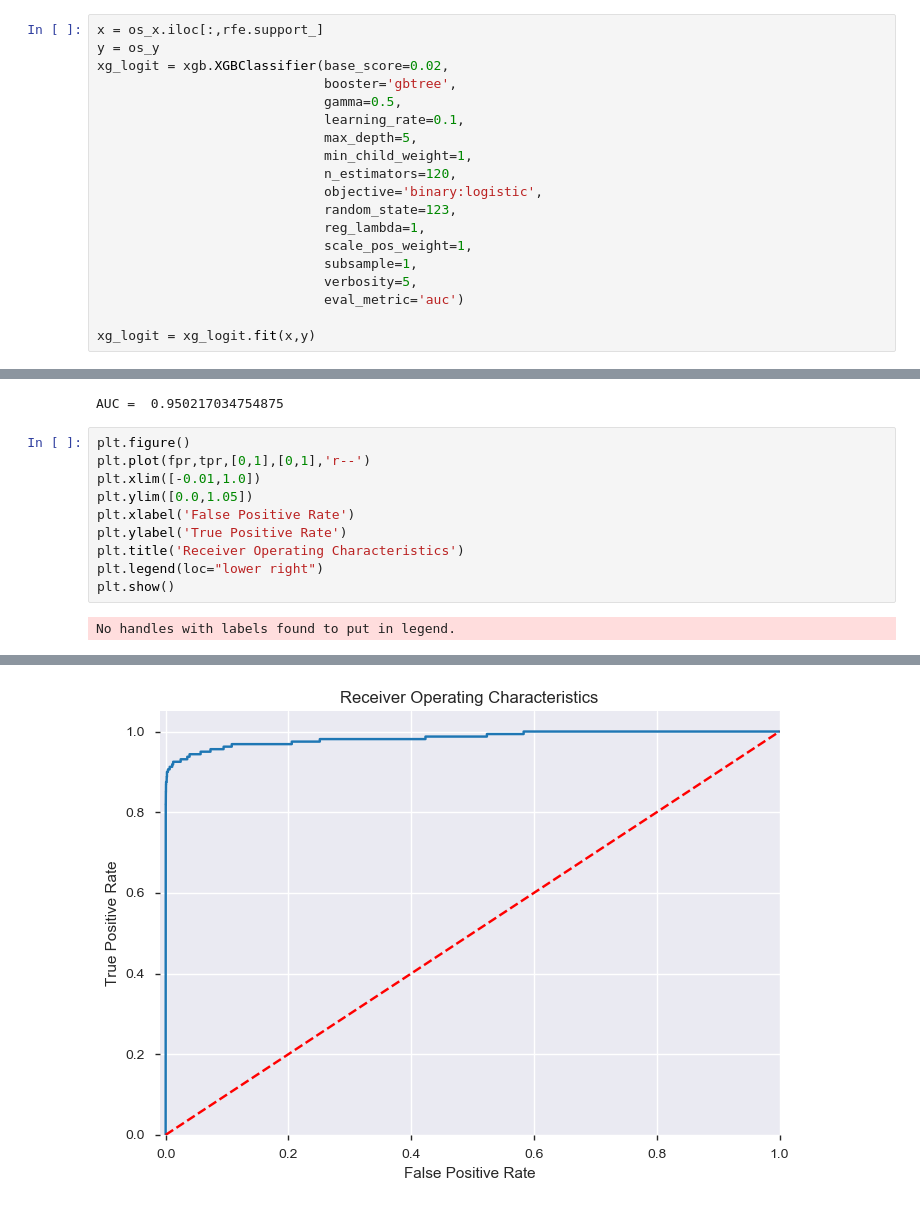
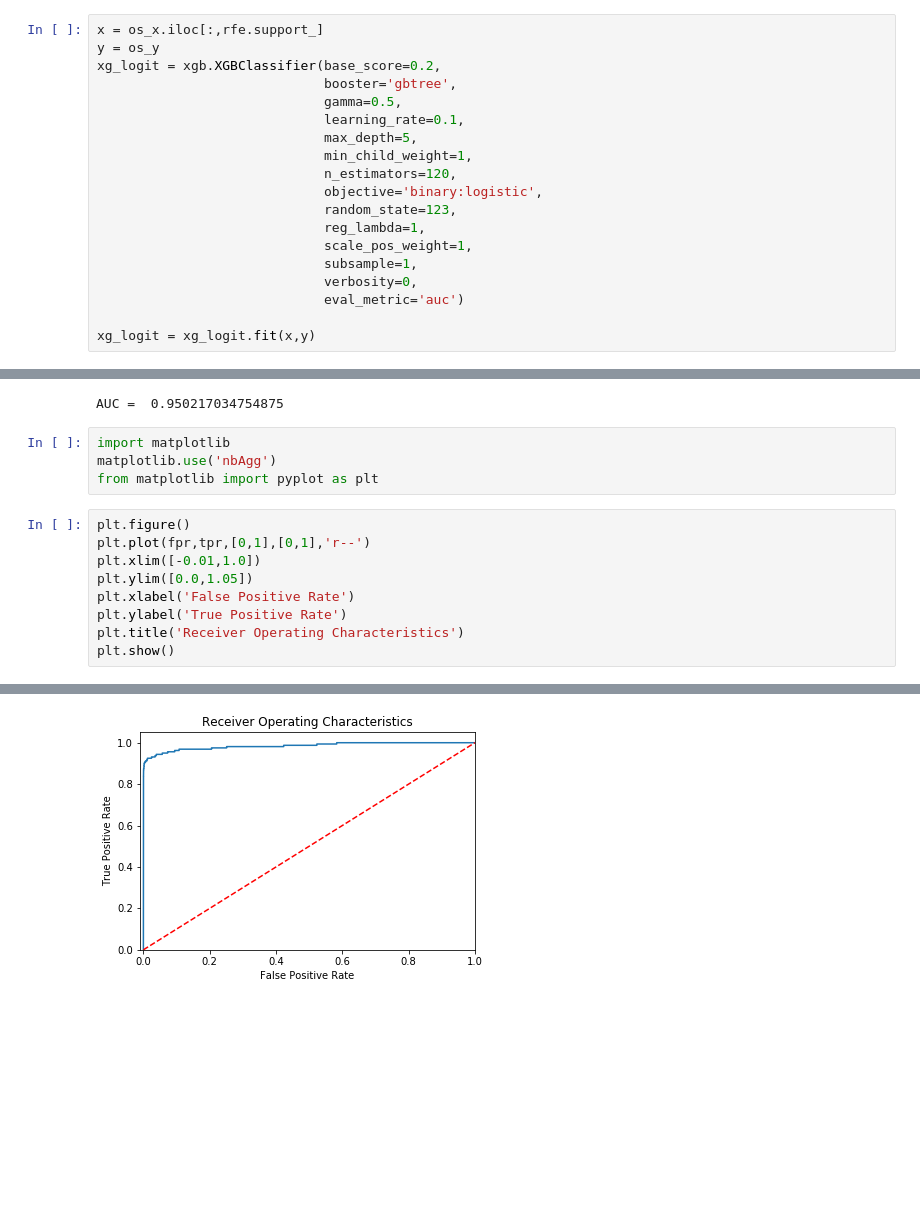
Before and after one commit to saiteja-2811/Detection-of-Fraudulent-Transactions, a Jupyter notebook: 3.XGBoost Approach.ipynb, the cells around one changed output, grey strips where cells are left out. Drawn from its saved outputs; the diff is of its cells as text; blank space fills up the shorter version.

```diff
--- a/3.XGBoost Approach.ipynb
+++ b/3.XGBoost Approach.ipynb
@@ -135,7 +130,7 @@ print(rfe.ranking_)
 # %%
 x = os_x.iloc[:,rfe.support_]
 y = os_y
-xg_logit = xgb.XGBClassifier(base_score=0.02,
+xg_logit = xgb.XGBClassifier(base_score=0.2,
                              booster='gbtree',
                              gamma=0.5,
                              learning_rate=0.1,
@@ -147,7 +142,7 @@ xg_logit = xgb.XGBClassifier(base_score=0.02,
                              reg_lambda=1,
                              scale_pos_weight=1,
                              subsample=1,
-                             verbosity=5,
+                             verbosity=0,
                              eval_metric='auc')
 
 xg_logit = xg_logit.fit(x,y)
@@ -192,6 +204,10 @@ fpr,tpr,thresholds = roc_curve(y_test,xg_logit.predict_proba(xtest)[:,1])
 print("AUC = ",roc_auc_score(y_test,xg_logit.predict(xtest)))
 # %% [output]
 AUC =  0.950217034754875
+# %%
+import matplotlib
+matplotlib.use('nbAgg')
+from matplotlib import pyplot as plt
 # %%
 plt.figure()
 plt.plot(fpr,tpr,[0,1],[0,1],'r--')
@@ -200,7 +216,5 @@ plt.ylim([0.0,1.05])
 plt.xlabel('False Positive Rate')
 plt.ylabel('True Positive Rate')
 plt.title('Receiver Operating Characteristics')
-plt.legend(loc="lower right")
 plt.show()
 # %% [output]
-No handles with labels found to put in legend.
@@ -207 +223 @@ No handles with labels found to put in legend.
-[figure, old version]
+[figure, new version]
```
Also changed, not shown: parts of 8 cells of this notebook, 1 other file.
